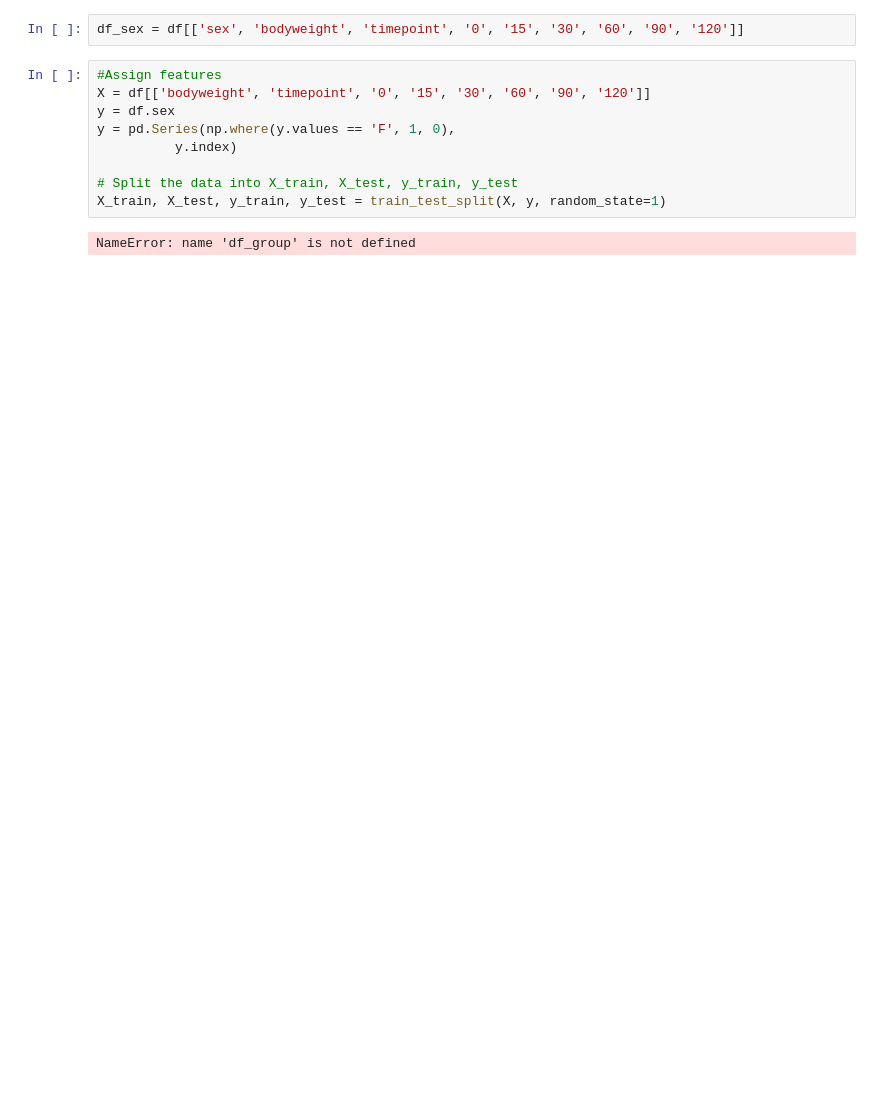
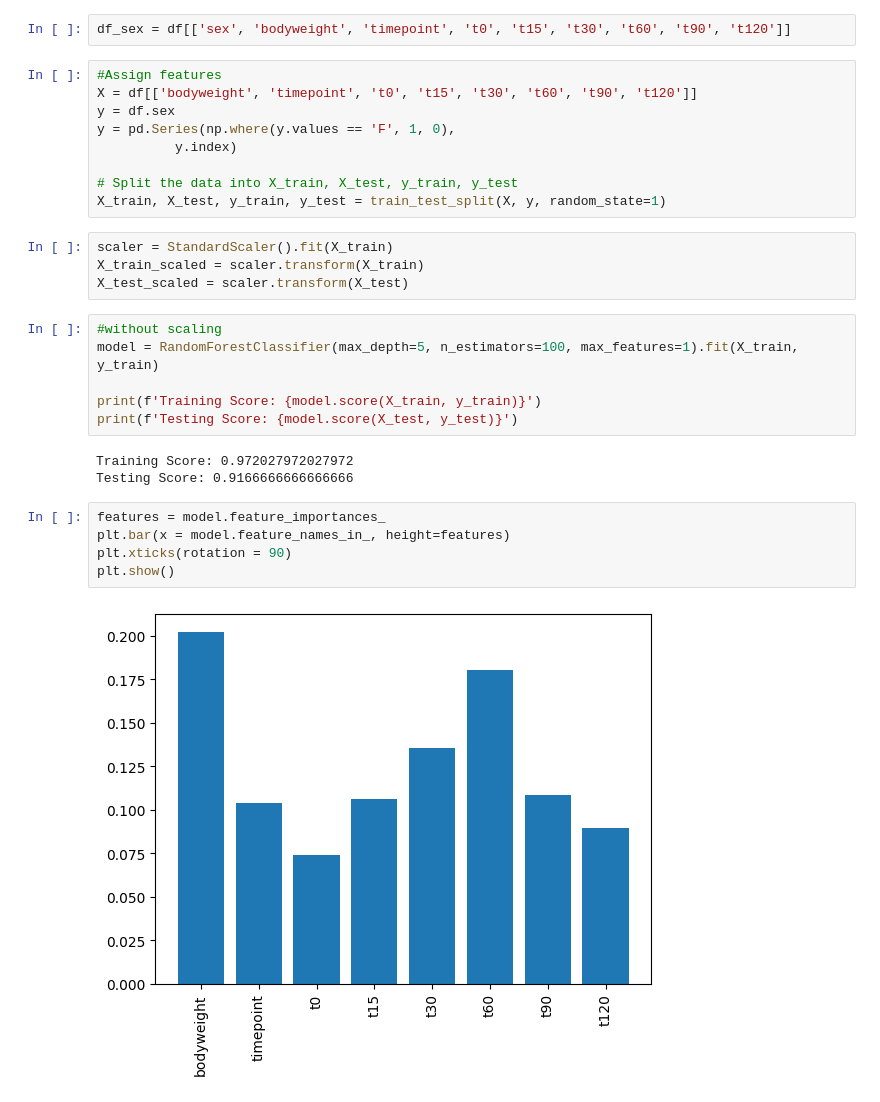
Before and after one commit to NSkinnerSci/Project4, a Jupyter notebook: RF_classification.ipynb, the cells around one changed output. Drawn from its saved outputs; the diff is of its cells as text; blank space fills up the shorter version.

```diff
--- a/RF_classification.ipynb
+++ b/RF_classification.ipynb
@@ -19,15 +20,33 @@ df.head()
 | 3 | F081 | CLOCK | F | 26.1 | 0 | 183 | 266 | 206.0 | 214.0 | 246.0 | ... |
 | 4 | F051 | WT | F | 29.8 | 0 | 141 | 199 | 200.0 | 171.0 | 181.0 | ... |
 # %%
-df_sex = df[['sex', 'bodyweight', 'timepoint', '0', '15', '30', '60', '90', '120']]
+df_sex = df[['sex', 'bodyweight', 'timepoint', 't0', 't15', 't30', 't60', 't90', 't120']]
 # %%
 #Assign features
-X = df[['bodyweight', 'timepoint', '0', '15', '30', '60', '90', '120']]
+X = df[['bodyweight', 'timepoint', 't0', 't15', 't30', 't60', 't90', 't120']]
 y = df.sex
 y = pd.Series(np.where(y.values == 'F', 1, 0),
           y.index)
 
 # Split the data into X_train, X_test, y_train, y_test
 X_train, X_test, y_train, y_test = train_test_split(X, y, random_state=1)
-# %% [output]
-NameError: name 'df_group' is not defined
+# %%
+scaler = StandardScaler().fit(X_train)
+X_train_scaled = scaler.transform(X_train)
+X_test_scaled = scaler.transform(X_test)
+# %%
+#without scaling
+model = RandomForestClassifier(max_depth=5, n_estimators=100, max_features=1).fit(X_train, y_train)
+
+print(f'Training Score: {model.score(X_train, y_train)}')
+print(f'Testing Score: {model.score(X_test, y_test)}')
+# %% [output]
+Training Score: 0.972027972027972
+Testing Score: 0.9166666666666666
+# %%
+features = model.feature_importances_
+plt.bar(x = model.feature_names_in_, height=features)
+plt.xticks(rotation = 90)
+plt.show()
+# %% [output]
+[figure, added]
```
Also changed, not shown: parts of 9 cells of this notebook, 2 other files.
